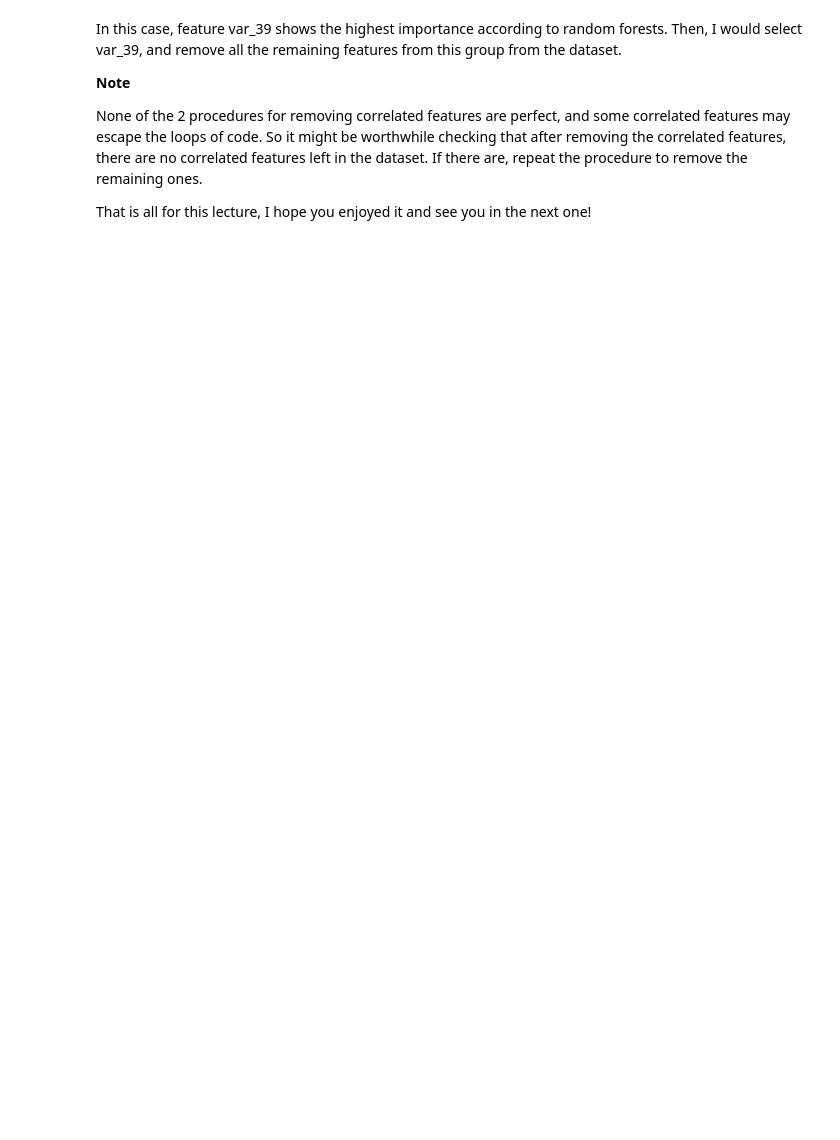
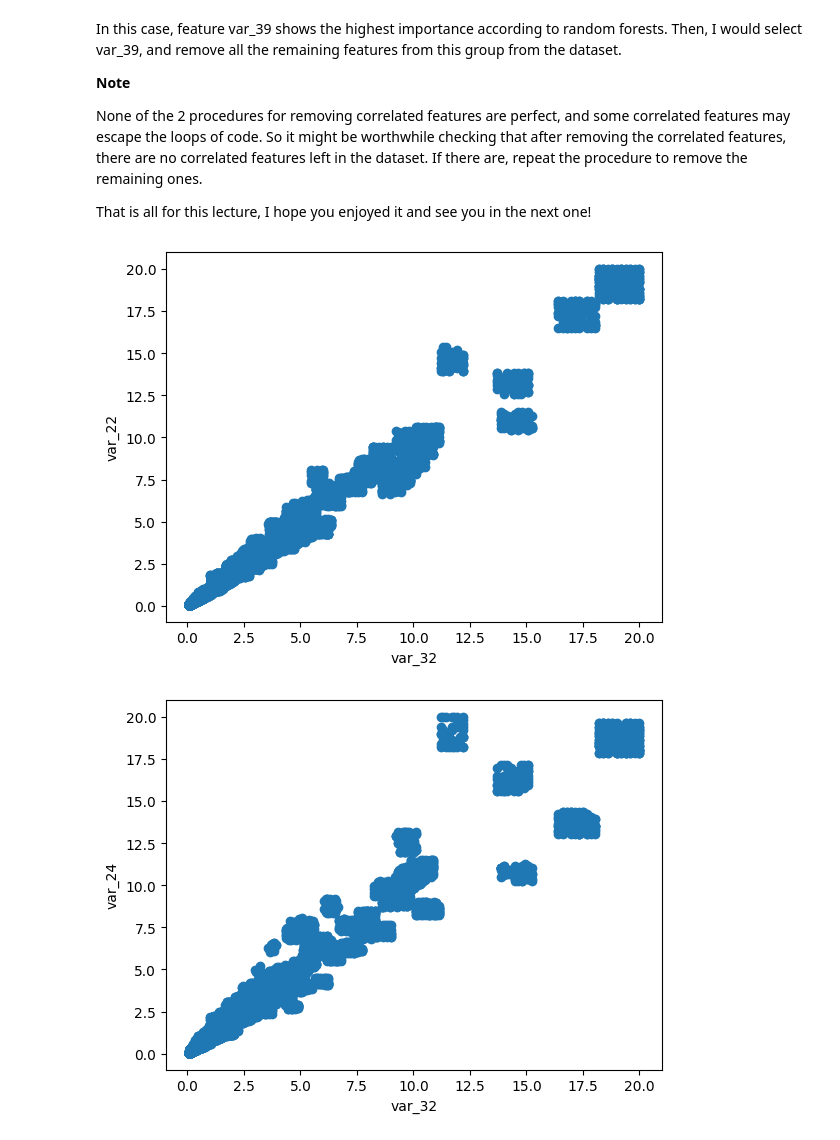
Before and after one commit to ayramire/feature-selection-for-machine-learning, a Jupyter notebook: 04-Correlation/04.1-Correlation-Pearson.ipynb, the cells around one changed output. Saved outputs shown, nothing was run; the diff lists cells and outputs as text; code cells hidden in the pictures; blank space fills up the shorter version.

```diff
--- a/04-Correlation/04.1-Correlation-Pearson.ipynb
+++ b/04-Correlation/04.1-Correlation-Pearson.ipynb
@@ -306,10 +449,13 @@ That is all for this lecture, I hope you enjoyed it and see you in the next one!
 # %%
 # BONUS:
 # let's plot the correlation of the features in the correlated group from the
 # previous cell
 
 for feature in group['feature2']:
     plt.scatter(X_train['var_32'], X_train[feature])
-    plt.xlabel('var_22')
+    plt.xlabel('var_32')
     plt.ylabel(feature)
     plt.show()
+# %% [output]
+[figure, added]
+[figure, added]
```
Also changed, not shown: parts of 21 cells of this notebook, 3 other files.
